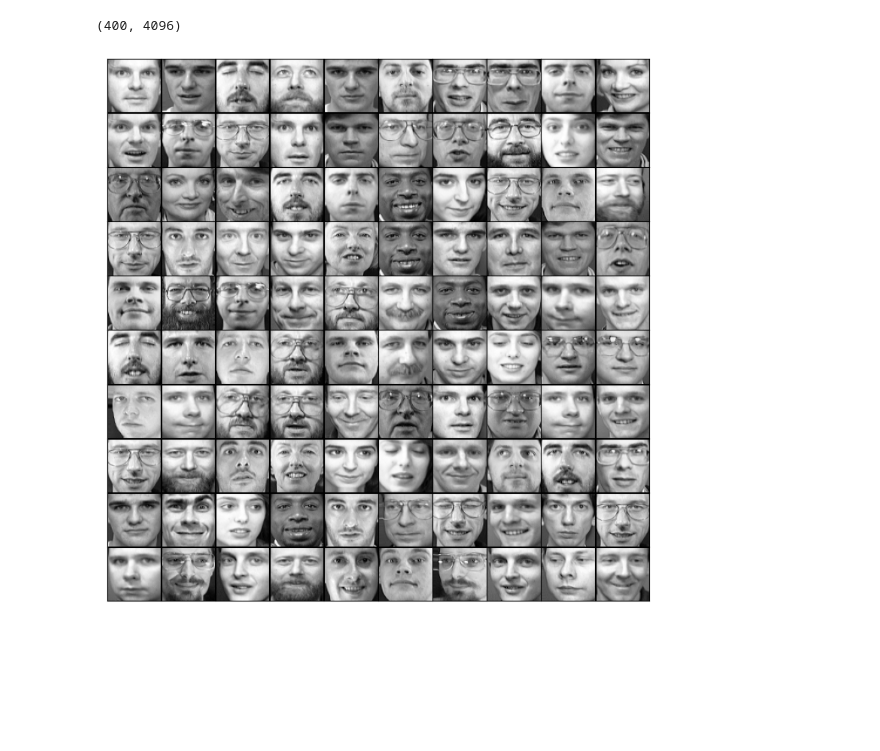
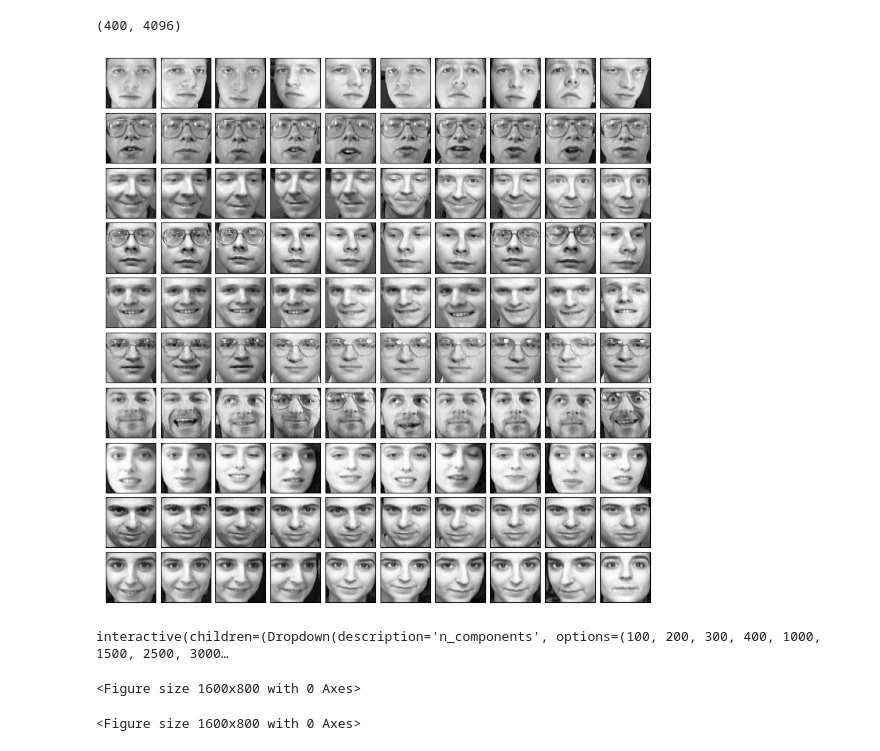
Before and after one commit to MORTAZAD66/ML_Practice, a Jupyter notebook: PCA/PCA.ipynb, the cells around one changed output. Saved outputs shown, nothing was run; the diff lists cells and outputs as text; code cells hidden in the pictures; blank space fills up the shorter version.

```diff
--- a/PCA/PCA.ipynb
+++ b/PCA/PCA.ipynb
@@ -271,15 +271,45 @@ print(X.shape)
 (400, 4096)
 # %%
 # select 100 faces randomly
-X_samples = np.random.permutation(X)[:100]
+X_samples = (X)[:100]
 
 fig, axes = plt.subplots(10, 10, figsize=(12, 12))
-fig.subplots_adjust(left=0.2, bottom=0.2, right=0.8, top=0.8, hspace=0.01, wspace=0.01)
+fig.subplots_adjust(left=0.1, bottom=0.1, right=0.8, top=0.8, hspace=0.1, wspace=0.1)
 
 for i, ax in enumerate(axes.flat):
     ax.imshow(X_samples[i].reshape((64, 64)), cmap='gray')
     ax.set_xticks(())
     ax.set_yticks(())
 plt.show()
 # %% [output]
-[figure, old version]
+[figure, new version]
+# %%
+def plot_digits(n_components, person_id):
+    fig = plt.figure(figsize=(16, 8))
+
+    pca = PCA(n_components).fit(X)
+
+    for i in range (400):
+        if y[i] == person_id:
+            X_proj = pca.inverse_transform(pca.transform(X[i:i+1])) #projecting and re-projecting of Data to measure level of error
+            X_proj = np.reshape(X_proj, ( 64, 64))
+            total_var = pca.explained_variance_ratio_.sum()
+            plt.subplot(121)
+            plt.imshow(X_proj, cmap='binary')
+            plt.title("k = {0}, variance = {1:.2f}".format(n_components, total_var), size=18)
+            plt.axis('off')
+            plt.clim(0, 1)
+
+            plt.subplot(122)
+            X_org = X[i:i+1].reshape((64, 64))
+            plt.imshow(X_org, cmap='gray')
+            plt.title("Original Data", size=18)
+            plt.axis('off')
+            break
+
+
+interact(plot_digits, n_components=[100, 200, 300, 400, 1000, 1500, 2500, 3000, 4096], person_id=[1, 2, 3, 4, 5, 6, 7, 8, 9, 10]);
+# %% [output]
+interactive(children=(Dropdown(description='n_components', options=(100, 200, 300, 400, 1000, 1500, 2500, 3000…
+<Figure size 1600x800 with 0 Axes>
+<Figure size 1600x800 with 0 Axes>
```
Also changed, not shown: parts of 2 cells of this notebook.
